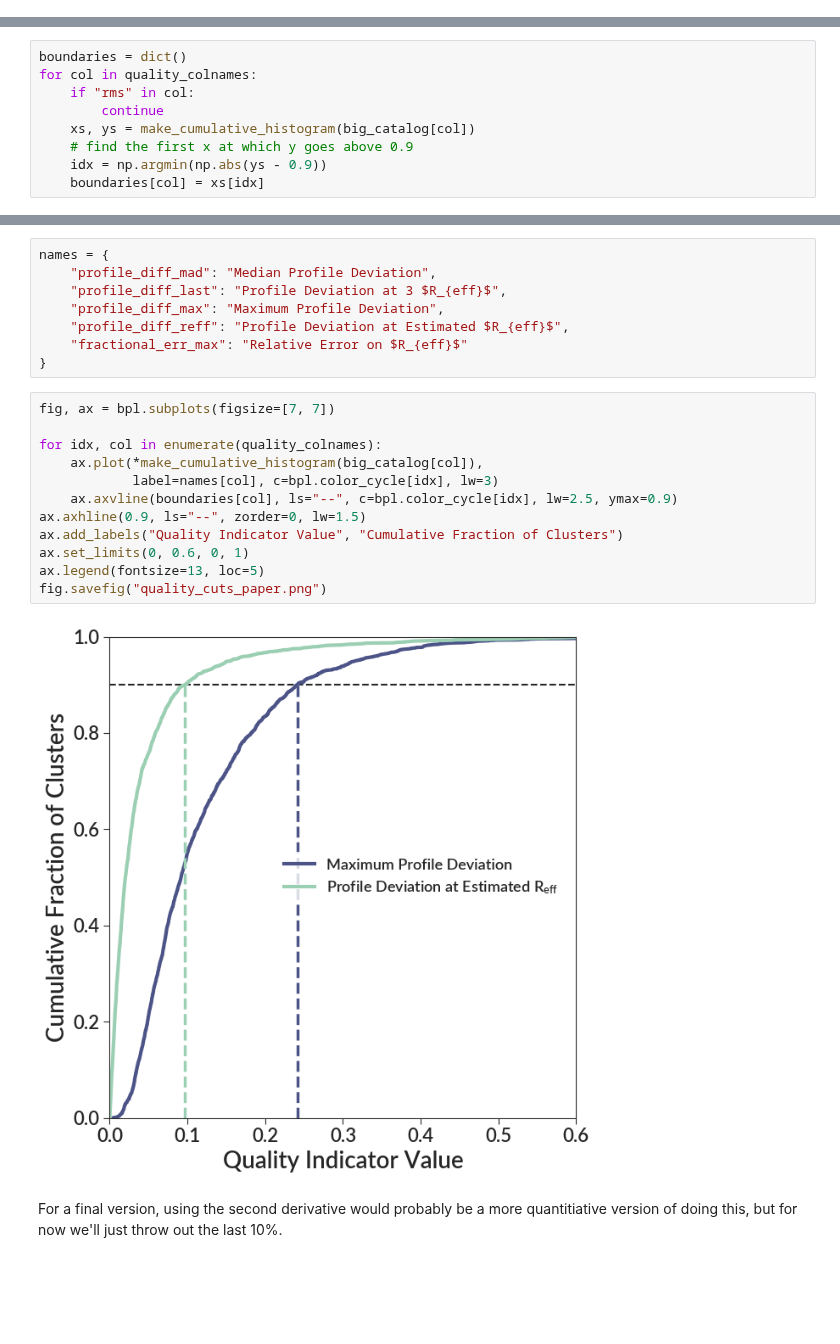
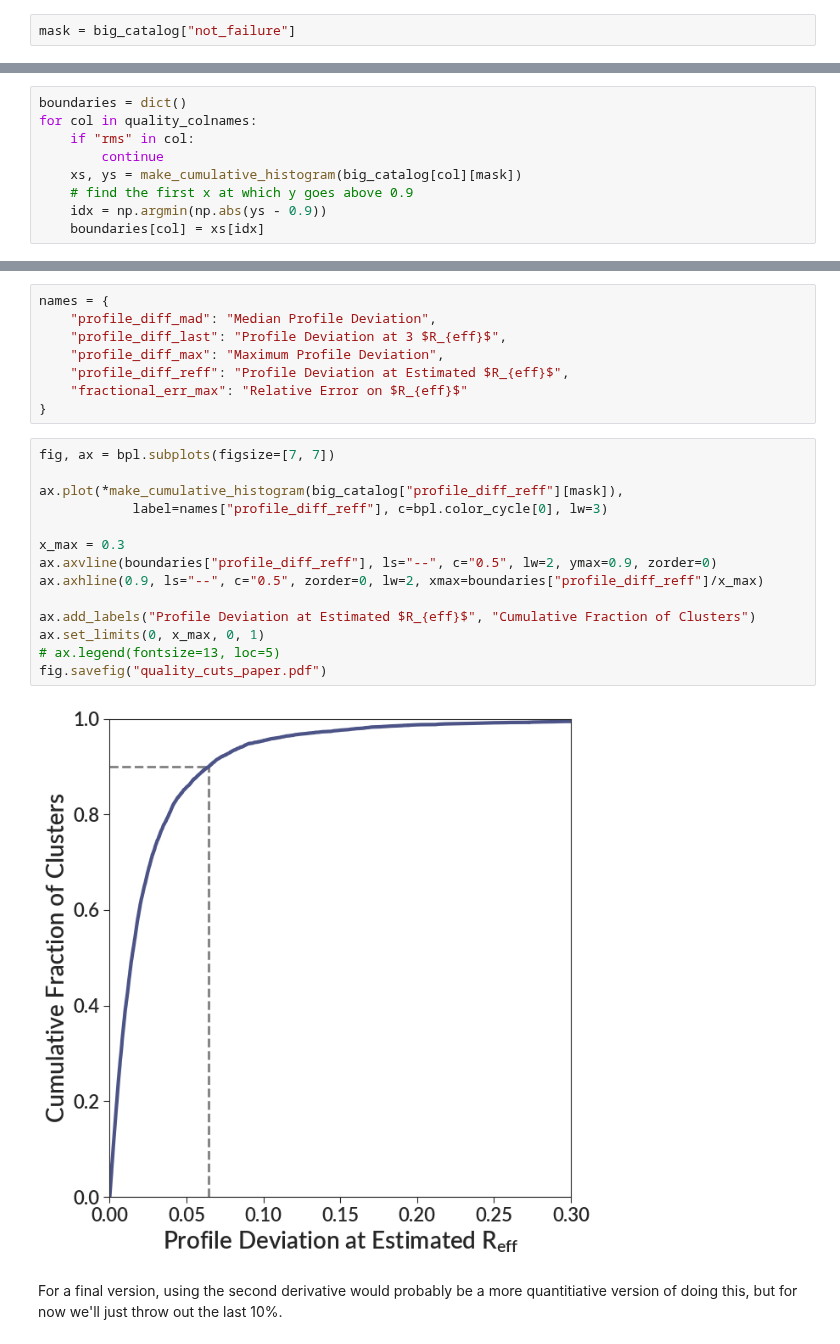
Before and after one commit to gillenbrown/LEGUS-sizes, a Jupyter notebook: analysis/quality_cuts.ipynb, the cells around one changed output, grey strips where cells are left out. Saved outputs shown, nothing was run; the diff lists cells and outputs as text; blank space fills up the shorter version.

Commit message:
quality cuts are finalized on full sample

```diff
--- a/analysis/quality_cuts.ipynb
+++ b/analysis/quality_cuts.ipynb
@@ -24,5 +24,7 @@ for galaxy in data_dir.iterdir():
                 catalogs.append(this_cat)
 # %%
 big_catalog = table.vstack(catalogs, join_type="inner")
+# %%
+mask = big_catalog["not_failure"]
 # %%
 print(len(big_catalog))
@@ -55,7 +59,7 @@ boundaries = dict()
 for col in quality_colnames:
     if "rms" in col:
         continue
-    xs, ys = make_cumulative_histogram(big_catalog[col])
+    xs, ys = make_cumulative_histogram(big_catalog[col][mask])
     # find the first x at which y goes above 0.9
     idx = np.argmin(np.abs(ys - 0.9))
     boundaries[col] = xs[idx]
@@ -85,17 +89,19 @@ names = {
 # %%
 fig, ax = bpl.subplots(figsize=[7, 7])
 
-for idx, col in enumerate(quality_colnames):
-    ax.plot(*make_cumulative_histogram(big_catalog[col]),
-            label=names[col], c=bpl.color_cycle[idx], lw=3)
-    ax.axvline(boundaries[col], ls="--", c=bpl.color_cycle[idx], lw=2.5, ymax=0.9)
-ax.axhline(0.9, ls="--", zorder=0, lw=1.5)
-ax.add_labels("Quality Indicator Value", "Cumulative Fraction of Clusters")
-ax.set_limits(0, 0.6, 0, 1)
-ax.legend(fontsize=13, loc=5)
-fig.savefig("quality_cuts_paper.png")
+ax.plot(*make_cumulative_histogram(big_catalog["profile_diff_reff"][mask]),
+            label=names["profile_diff_reff"], c=bpl.color_cycle[0], lw=3)
+
+x_max = 0.3
+ax.axvline(boundaries["profile_diff_reff"], ls="--", c="0.5", lw=2, ymax=0.9, zorder=0)
+ax.axhline(0.9, ls="--", c="0.5", zorder=0, lw=2, xmax=boundaries["profile_diff_reff"]/x_max)
+
+ax.add_labels("Profile Deviation at Estimated $R_{eff}$", "Cumulative Fraction of Clusters")
+ax.set_limits(0, x_max, 0, 1)
+# ax.legend(fontsize=13, loc=5)
+fig.savefig("quality_cuts_paper.pdf")
 # %% [output]
-[figure, old version]
+[figure, new version]
 # %% [markdown]
 For a final version, using the second derivative would probably be a more quantitiative version of doing this, but for now we'll just throw out the last 10%.
 # %%
```
Also changed, not shown: parts of 9 cells of this notebook.
